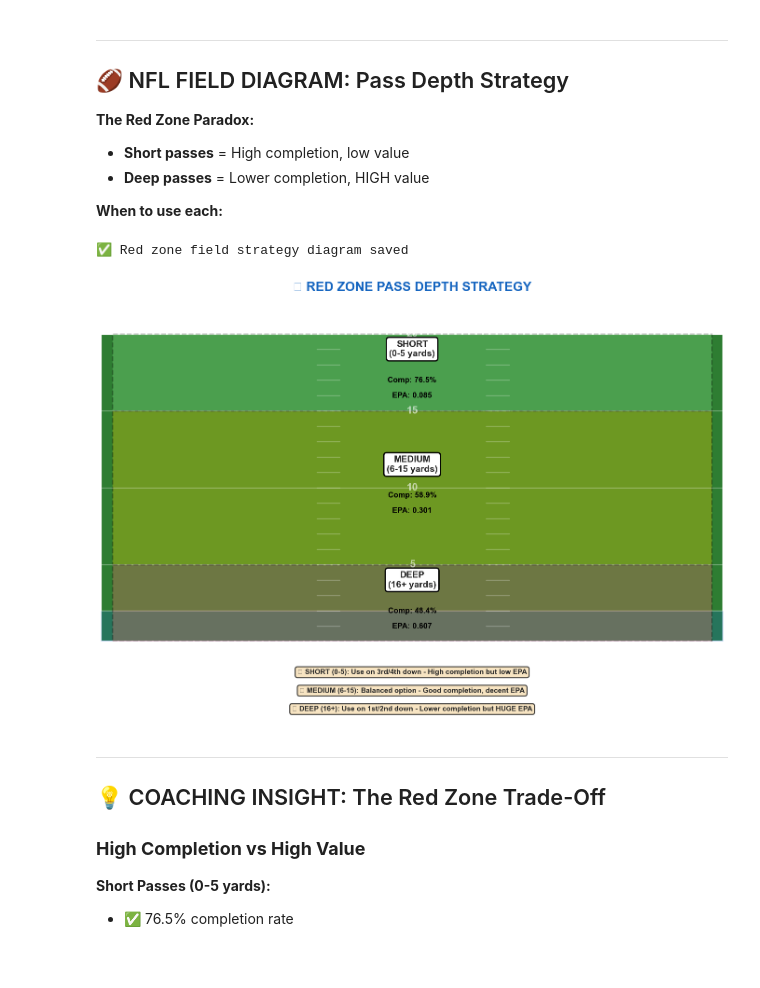
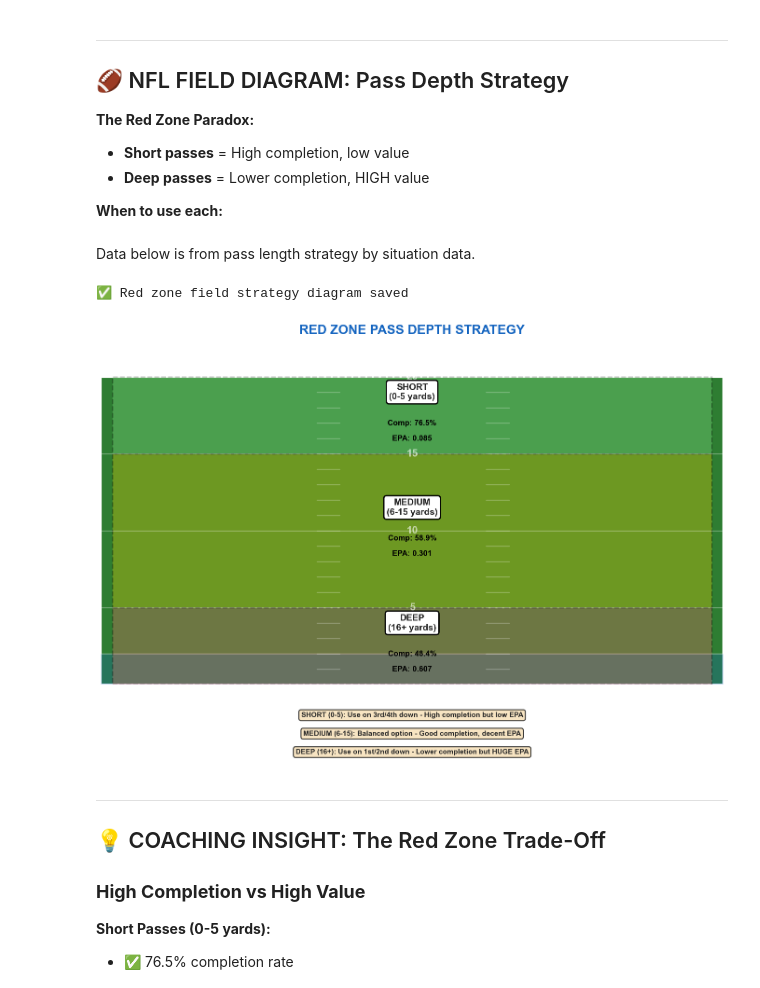
Before and after one commit to JZembower/NFL-Big-Data-Bowl-2026-Analytics-Challenge, a Jupyter notebook: specific analysis/Redzone.ipynb, the cells around one changed output. Cells and saved outputs as stored; diff of their text form; code cells hidden in the pictures; blank space fills up the shorter version.

Commit message:
changing plotting slightly

```diff
--- a/specific analysis/Redzone.ipynb
+++ b/specific analysis/Redzone.ipynb
@@ -135,6 +135,8 @@ plt.show()
 - **Deep passes** = Lower completion, HIGH value
 
 **When to use each:**
+# %% [markdown]
+Data below is from pass length strategy by situation data.
 # %%
 # NFL FIELD VISUALIZATION - RED ZONE STRATEGY
 def draw_nfl_field(ax, start_yard=0, end_yard=20):
@@ -192,38 +194,38 @@ for zone in zones:
 
     # Zone label and stats
     ax.text(26.67, y_mid + 1.5, zone['name'],
             ha='center', va='center', fontsize=14, weight='bold',
             bbox=dict(boxstyle='round', facecolor='white', edgecolor='black', linewidth=2))
 
     ax.text(26.67, y_mid - 0.5, f"Comp: {zone['comp']:.1f}%",
             ha='center', va='center', fontsize=12, weight='bold', color='black')
 
     ax.text(26.67, y_mid - 1.5, f"EPA: {zone['epa']:.3f}",
             ha='center', va='center', fontsize=12, weight='bold', color='black')
 
 # Add title and recommendations
-ax.text(26.67, 23, '🏈 RED ZONE PASS DEPTH STRATEGY',
+ax.text(26.67, 23, 'RED ZONE PASS DEPTH STRATEGY',
         ha='center', va='center', fontsize=20, weight='bold', color='#1565C0')
 
 # Coaching recommendations
 recommendations = [
-    '🟢 SHORT (0-5): Use on 3rd/4th down - High completion but low EPA',
-    '🟡 MEDIUM (6-15): Balanced option - Good completion, decent EPA',
-    '🔴 DEEP (16+): Use on 1st/2nd down - Lower completion but HUGE EPA'
+    'SHORT (0-5): Use on 3rd/4th down - High completion but low EPA',
+    'MEDIUM (6-15): Balanced option - Good completion, decent EPA',
+    'DEEP (16+): Use on 1st/2nd down - Lower completion but HUGE EPA'
 ]
 
 for i, rec in enumerate(recommendations):
     ax.text(26.67, -2 - i*1.2, rec,
             ha='center', va='center', fontsize=11, weight='bold',
             bbox=dict(boxstyle='round', facecolor='wheat', alpha=0.8))
 
 plt.tight_layout()
 plt.savefig(dir/ 'red_zone_field_strategy.png', dpi=300, bbox_inches='tight')
 print('✅ Red zone field strategy diagram saved')
 plt.show()
 # %% [output]
 ✅ Red zone field strategy diagram saved
-[figure, old version]
+[figure, new version]
 # %% [markdown]
 ---
 
```
Also changed, not shown: 1 other file.
